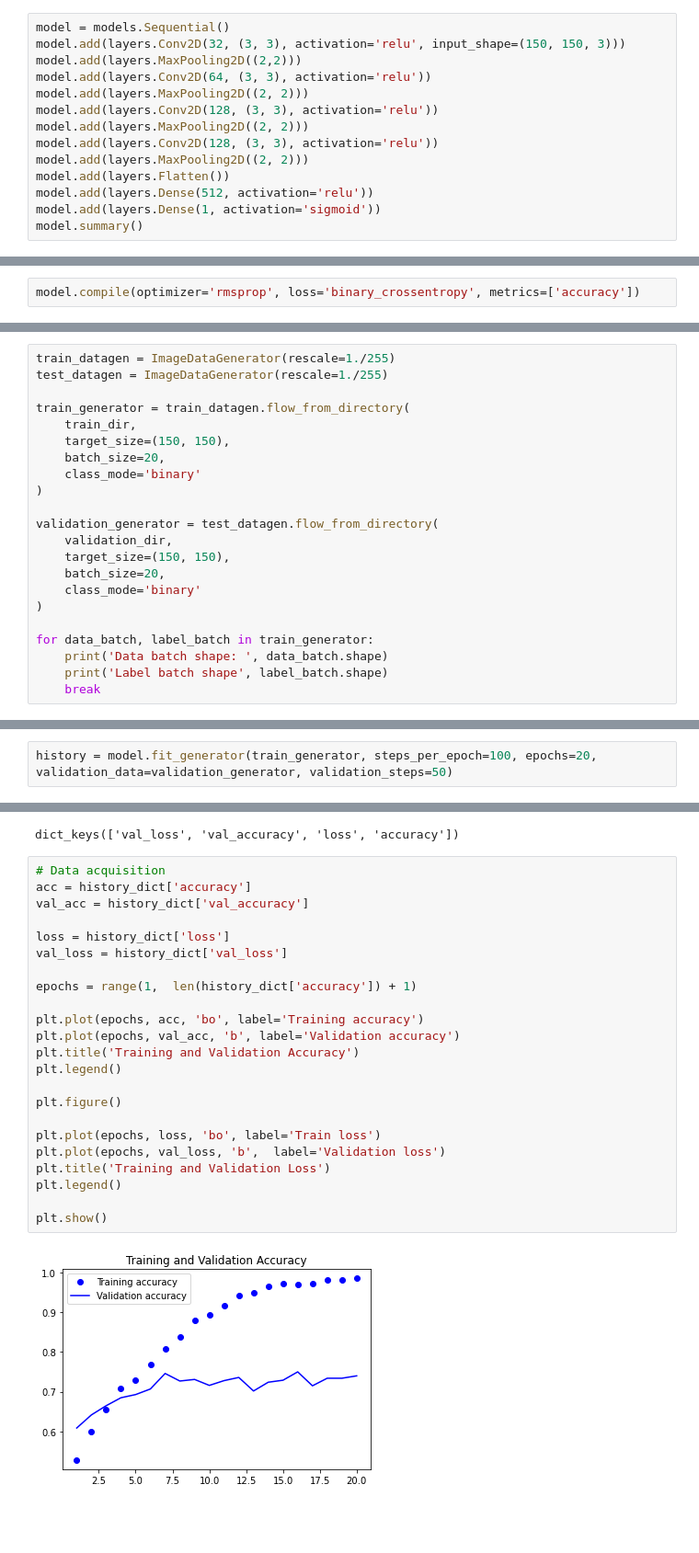
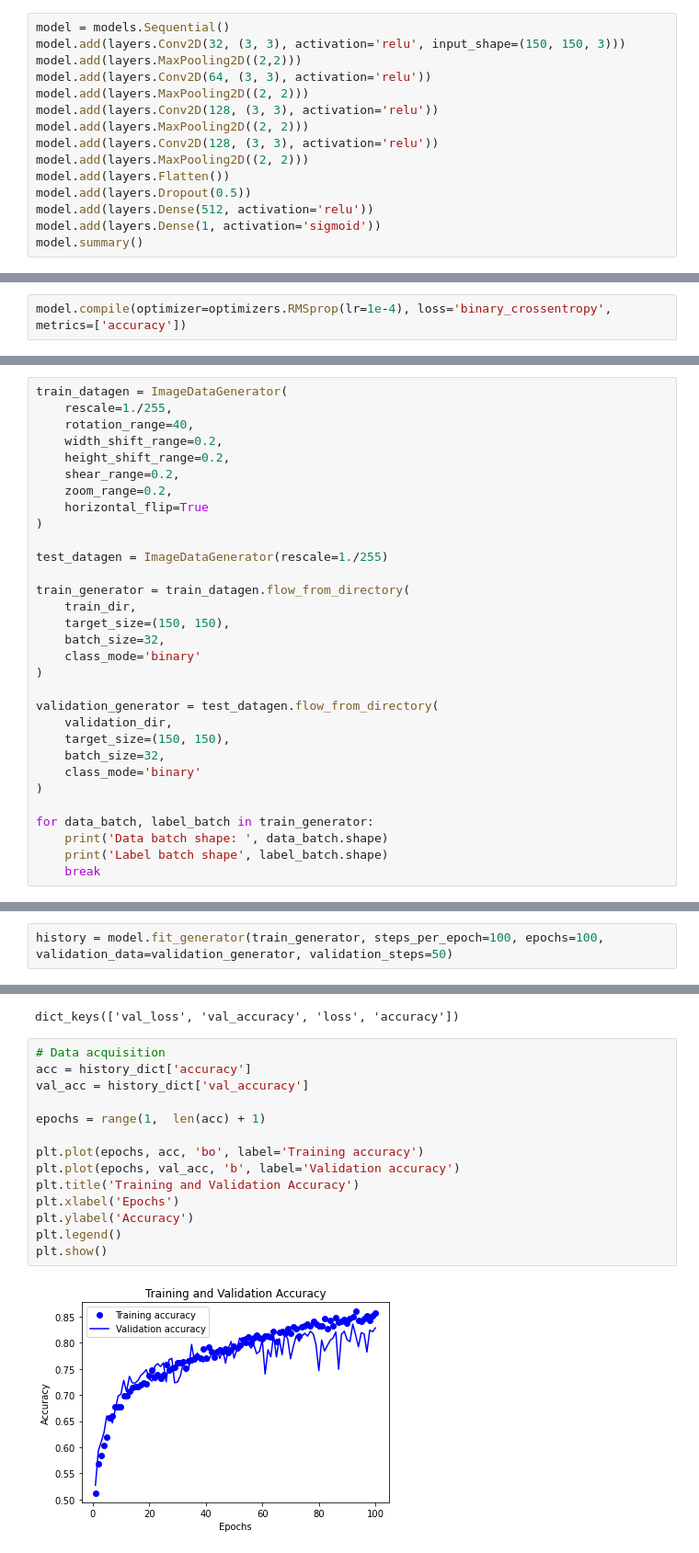
Before and after one commit to Plux1/Deep-Learning, a Jupyter notebook: Image Classifier.ipynb, the cells around one changed output, grey strips where cells are left out. Shown: that part at 92% size. Cells and saved outputs as stored; diff of their text form; blank space fills up the shorter version.

Commit message:
Data augumentation

```diff
--- a/Image Classifier.ipynb
+++ b/Image Classifier.ipynb
@@ -127,6 +128,7 @@ model.add(layers.MaxPooling2D((2, 2)))
 model.add(layers.Conv2D(128, (3, 3), activation='relu'))
 model.add(layers.MaxPooling2D((2, 2)))
 model.add(layers.Flatten())
+model.add(layers.Dropout(0.5))
 model.add(layers.Dense(512, activation='relu'))
 model.add(layers.Dense(1, activation='sigmoid'))
 model.summary()
@@ -151,24 +153,33 @@ _________________________________________________________________
 # %% [markdown]
 # Compilation
 # %%
-model.compile(optimizer='rmsprop', loss='binary_crossentropy', metrics=['accuracy'])
+model.compile(optimizer=optimizers.RMSprop(lr=1e-4), loss='binary_crossentropy', metrics=['accuracy'])
 # %% [markdown]
 # Data Preprocessing
 # %%
-train_datagen = ImageDataGenerator(rescale=1./255)
+train_datagen = ImageDataGenerator(
+    rescale=1./255,
+    rotation_range=40,
+    width_shift_range=0.2,
+    height_shift_range=0.2,
+    shear_range=0.2,
+    zoom_range=0.2,
+    horizontal_flip=True
+)
+
 test_datagen = ImageDataGenerator(rescale=1./255)
 
 train_generator = train_datagen.flow_from_directory(
     train_dir,
     target_size=(150, 150),
-    batch_size=20,
+    batch_size=32,
     class_mode='binary'
 )
 
 validation_generator = test_datagen.flow_from_directory(
     validation_dir,
     target_size=(150, 150),
-    batch_size=20,
+    batch_size=32,
     class_mode='binary'
 )
 
@@ -184,5 +232,5 @@ Label batch shape (20,)
 # %% [markdown]
 # Model Training
 # %%
-history = model.fit_generator(train_generator, steps_per_epoch=100, epochs=20, validation_data=validation_generator, validation_steps=50)
+history = model.fit_generator(train_generator, steps_per_epoch=100, epochs=100, validation_data=validation_generator, validation_steps=50)
 # %% [output]
@@ -217,25 +265,16 @@ dict_keys(['val_loss', 'val_accuracy', 'loss', 'accuracy'])
 # %%
 # Data acquisition
 acc = history_dict['accuracy']
 val_acc = history_dict['val_accuracy']
 
-loss = history_dict['loss']
-val_loss = history_dict['val_loss']
-
-epochs = range(1,  len(history_dict['accuracy']) + 1)
+epochs = range(1,  len(acc) + 1)
 
 plt.plot(epochs, acc, 'bo', label='Training accuracy')
 plt.plot(epochs, val_acc, 'b', label='Validation accuracy')
 plt.title('Training and Validation Accuracy')
+plt.xlabel('Epochs')
+plt.ylabel('Accuracy')
 plt.legend()
-
-plt.figure()
-
-plt.plot(epochs, loss, 'bo', label='Train loss')
-plt.plot(epochs, val_loss, 'b',  label='Validation loss')
-plt.title('Training and Validation Loss')
-plt.legend()
-
 plt.show()
 # %% [output]
-[figure, old version]
+[figure, new version]
```
Also changed, not shown: parts of 9 cells of this notebook.
